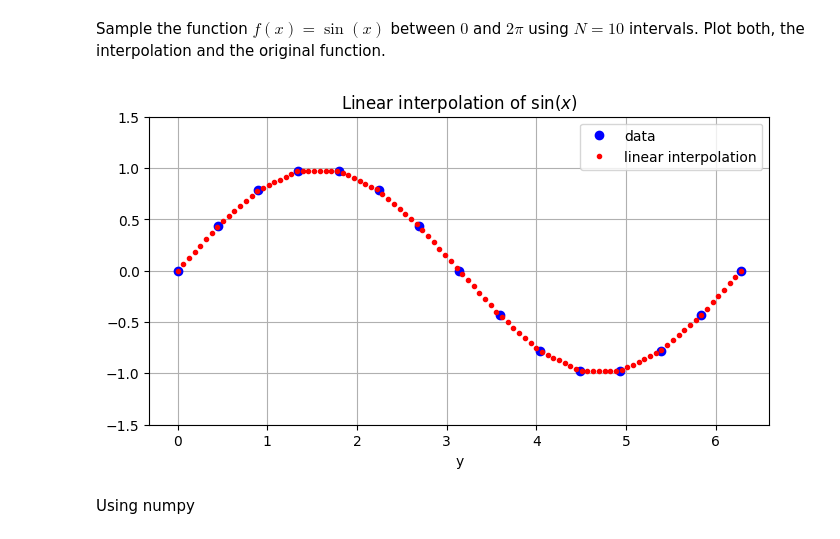
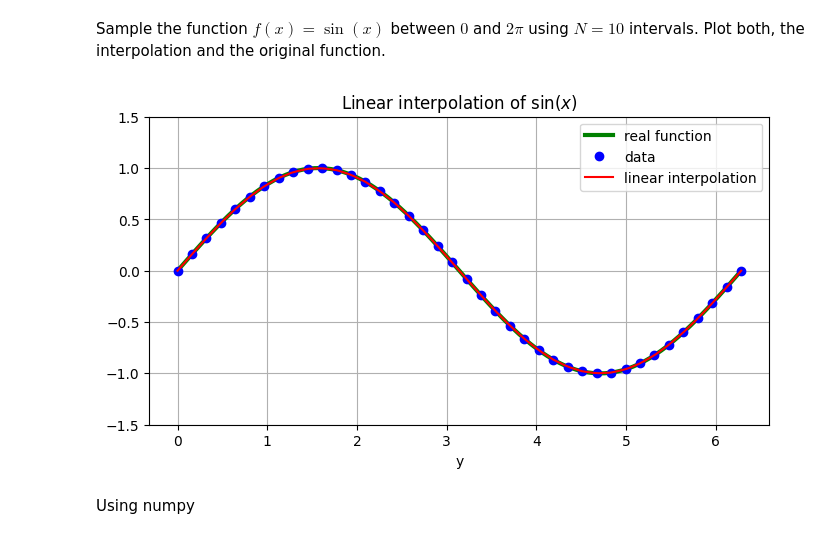
Before and after one commit to anferivera/Metodos_Computacionales, a Jupyter notebook: 4_interpolation.ipynb, the cells around one changed output. Drawn from its saved outputs; the diff is of its cells as text; code cells hidden in the pictures.

```diff
--- a/4_interpolation.ipynb
+++ b/4_interpolation.ipynb
@@ -65,36 +68,36 @@ def LinearInterpolator( x, Xn, Yn ):
 # %%
 #Function
 def function(x):
     return np.sin(x)
 
 #Number of intervals for data
-Ndat = 15
+Ndat = 40
 Xn = np.linspace( 0, 2*np.pi, Ndat )
 Yn = function(Xn)
 
 #Obtaining linear interpolation
 Ninter = 100
 x = np.linspace( 0, 2*np.pi, Ninter )
 y = LinearInterpolator( x, Xn, Yn )
 f = function(x)
 
 #Plotting
 plt.figure( figsize=(8,4) )
-#plt.plot( x, f, color="green", linewidth=3, label="real function" )
+plt.plot( x, f, color="green", linewidth=3, label="real function" )
 plt.plot( Xn, Yn, "o", color="blue", label="data" )
 #plt.plot( x, y, color="black", linewidth=2, label="linear interpolation" )
-plt.plot( x, y, 'r.', label="linear interpolation" )
+plt.plot( x, y, 'r-', label="linear interpolation" )
 
 #Formatting
 plt.legend()
 plt.grid()
 plt.xlabel( "x" )
 plt.xlabel( "y" )
 plt.ylim( (-1.5,1.5) )
 plt.title( "Linear interpolation of $\\sin(x)$" )
 plt.show()
 # %% [output]
-[figure, old version]
+[figure, new version]
 # %% [markdown]
 Using numpy
 # %%
```
Also changed, not shown: parts of 20 cells of this notebook.
